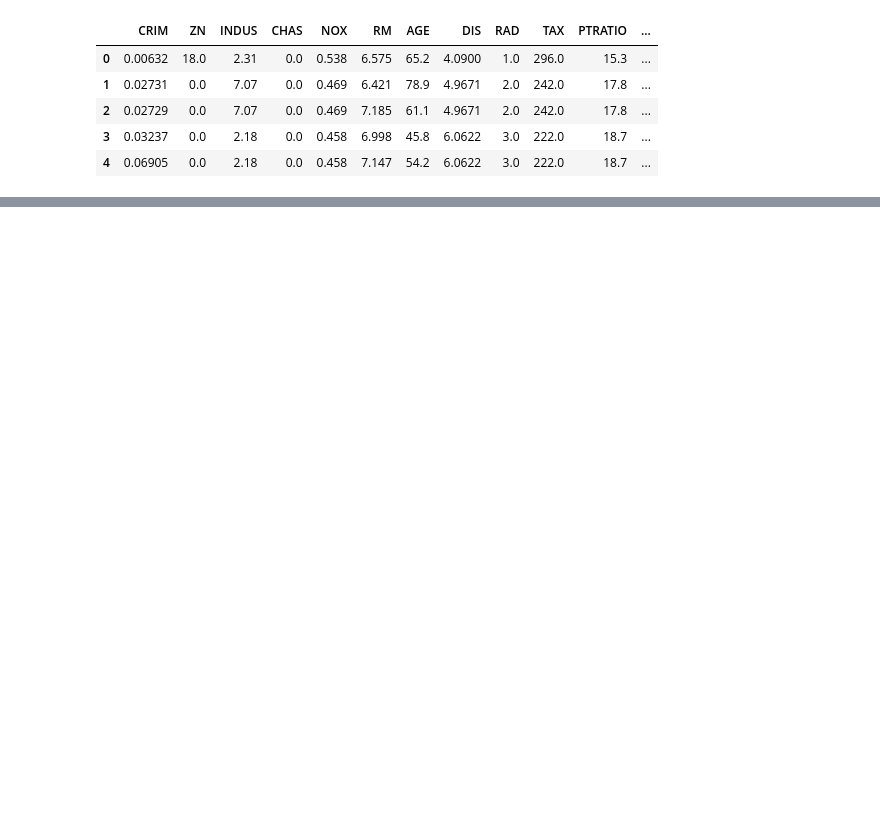
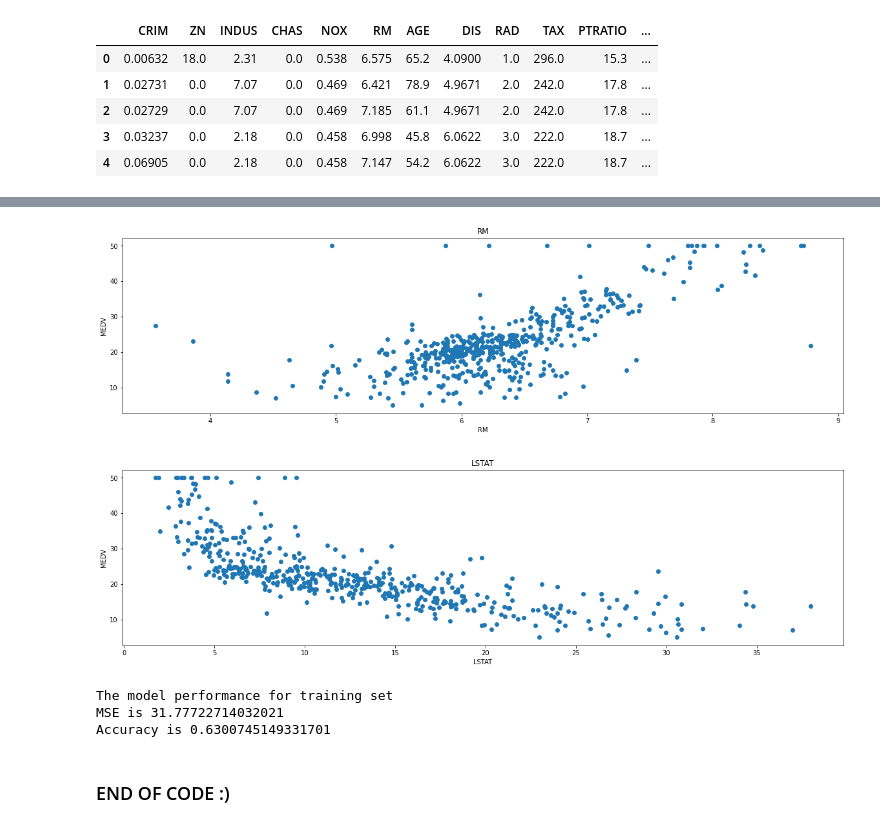
Before and after one commit to Aaryan-Patel2/GHW-AI-MLWeek, a Jupyter notebook: simple_regression.ipynb, the cells around one changed output, grey strips where cells are left out. Cells and saved outputs as stored; diff of their text form; code cells hidden in the pictures; blank space fills up the shorter version.

```diff
--- a/simple_regression.ipynb
+++ b/simple_regression.ipynb
@@ -83,7 +33,0 @@ plt.scatter(boston_df['RM'], boston_df['MEDV'])
-# %%
-#Split the data into training and testing sets and use specifically the features RM and LSTAT
-
-X = boston_df[['RM', 'LSTAT']]
-y = boston_df['MEDV']
-
-X_train, X_test, y_train, y_test = train_test_split(X, y, test_size=0.2, random_state=42)
@@ -106,0 +65,36 @@ Coefficient: [ 5.46509877 -0.63249856]
+# %%
+#Let's plot a scatter plot between RM and MEDV.
+
+plt.figure(figsize=(20, 5))
+
+features = ['RM']
+target = boston['MEDV']
+
+for i, col in enumerate(features):
+    plt.subplot(1, len(features) , i+1)
+    x = boston[col]
+    y = target
+    plt.scatter(x, y, marker='o')
+    plt.title(col)
+    plt.xlabel(col)
+    plt.ylabel('MEDV')
+
+
+#Let's plot a scatter plot between LSTAT and MEDV.
+
+plt.figure(figsize=(20, 5))
+
+features = ['LSTAT']
+
+
+for i, col in enumerate(features):
+    plt.subplot(1, len(features) , i+1)
+    x = boston[col]
+    y = target
+    plt.scatter(x, y, marker='o')
+    plt.title(col)
+    plt.xlabel(col)
+    plt.ylabel('MEDV')
+# %% [output]
+[figure, added]
+[figure, added]
@@ -106,0 +114,31 @@ Coefficient: [ 5.46509877 -0.63249856]
+# %%
+#Training the model.
+
+#We will use Linear Regression for this as our target variable is a pretty decent linear model (to some degree).
+
+from sklearn.linear_model import LinearRegression
+from sklearn.metrics import mean_squared_error
+
+lin_model = LinearRegression()
+lin_model.fit(X_train, Y_train)
+
+#Let's see how well our model performed on the training set.
+
+y_train_predict = lin_model.predict(X_train)
+mse = (mean_squared_error(Y_train, y_train_predict))
+
+print("The model performance for training set")
+
+print(f'MSE is {mse}')
+
+#Accuracy
+
+print(f'Accuracy is {lin_model.score(X_train, Y_train)}')
+
+#The accuracy is poor but that is simple linear regression without any proper use of the cost function (MSE) in gradient descent/optimizing the parameters.
+# %% [output]
+The model performance for training set
+MSE is 31.77722714032021
+Accuracy is 0.6300745149331701
+# %% [markdown]
+### END OF CODE :)
```
Also changed, not shown: parts of 12 cells of this notebook.
